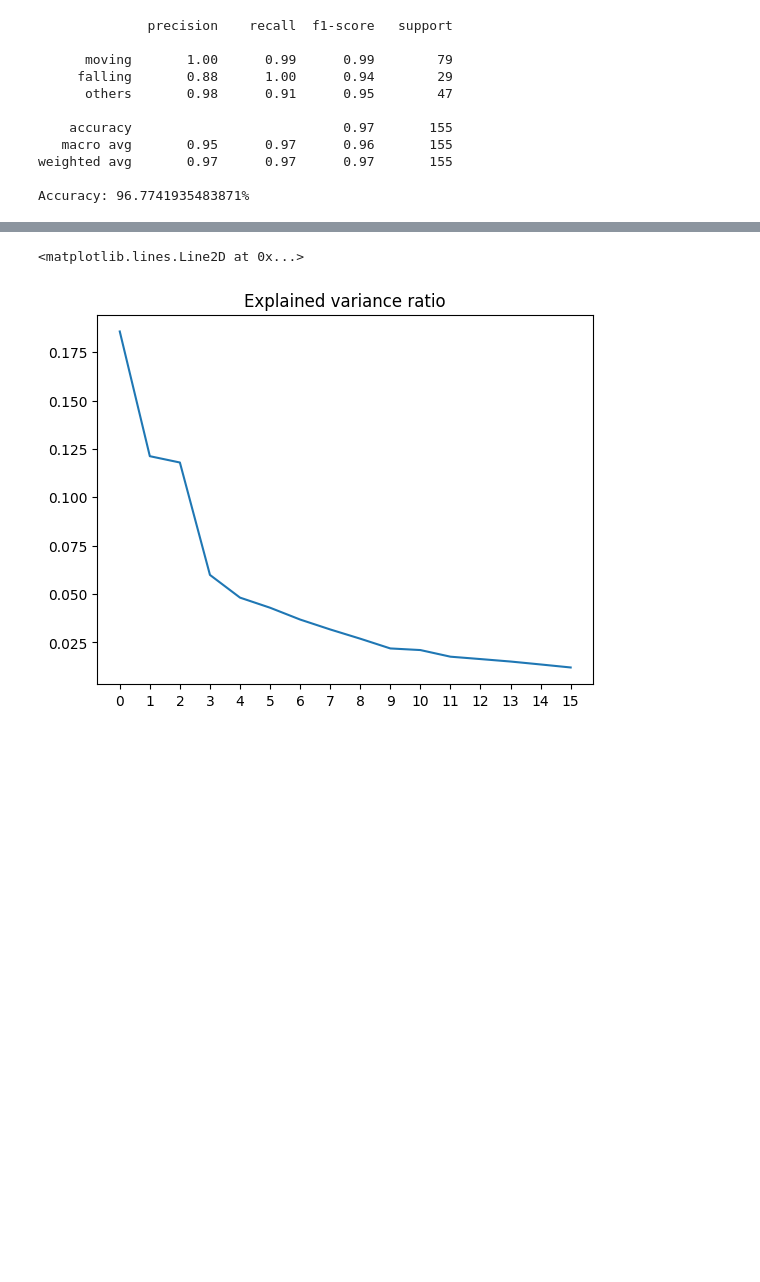
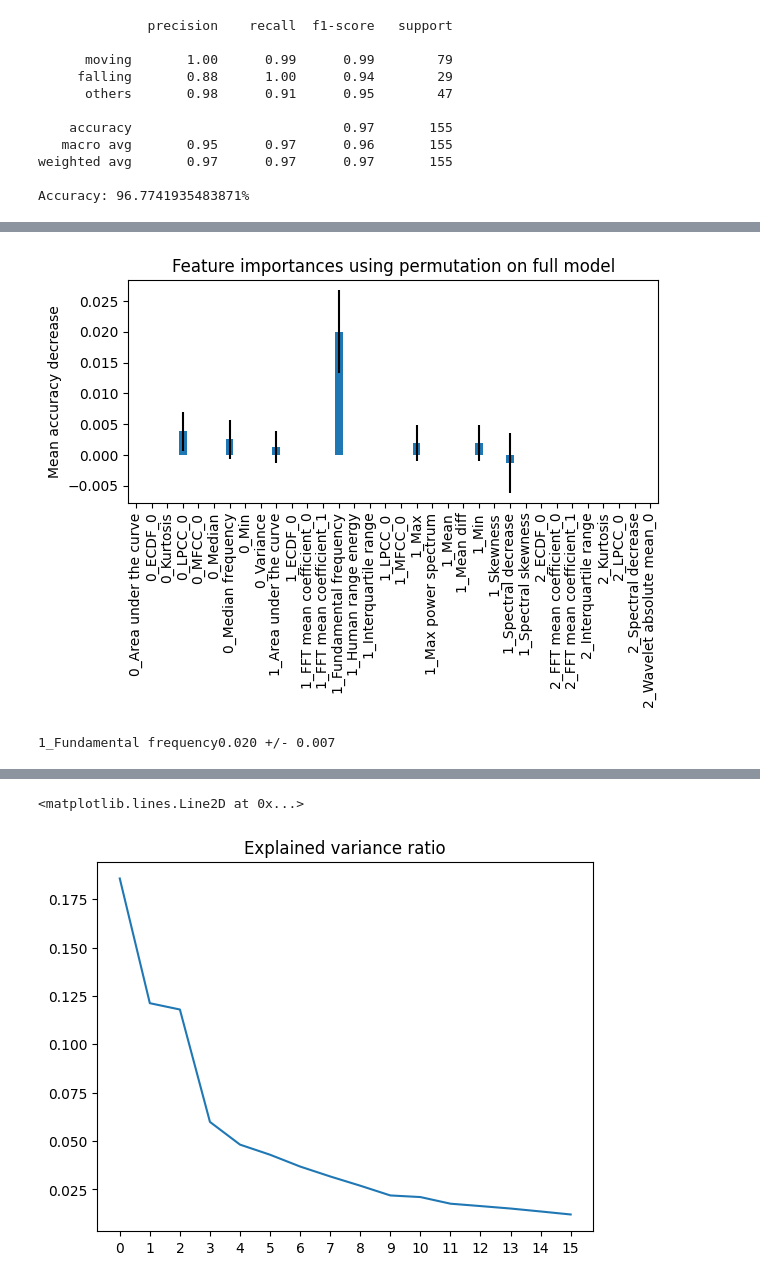
Before and after one commit to SmearyTundra/slhd-challenge, a Jupyter notebook: notebooks/preprocess.ipynb, the cells around one changed output, grey strips where cells are left out. Cells and saved outputs as stored; diff of their text form; code cells hidden in the pictures; blank space fills up the shorter version.

```diff
--- a/notebooks/preprocess.ipynb
+++ b/notebooks/preprocess.ipynb
@@ -247,7 +382,7 @@ activities = ['moving', 'falling', 'others']
 
 
 # Train The Classifier
-classifier.fit(X_train.iloc[:,col_numbers], Y_train.ravel())
+model = classifier.fit(X_train.iloc[:,col_numbers], Y_train.ravel())
 
 # Predict Test Data
 y_predict = classifier.predict(X_test.iloc[:,col_numbers])
@@ -268,3 +403,27 @@ print('Accuracy: ' + str(accuracy) + '%')
 weighted avg       0.97      0.97      0.97       155
 
 Accuracy: 96.7741935483871%
+# %%
+# Permutation importance
+start_time = time.time()
+result = permutation_importance(
+    model, X_test.iloc[:,col_numbers], Y_test, n_repeats=10, random_state=42, n_jobs=2
+)
+elapsed_time = time.time() - start_time
+print(f"Elapsed time to compute the importances: {elapsed_time:.3f} seconds")
+
+forest_importances = pd.Series(result.importances_mean, index = X_train.iloc[:,col_numbers].columns)
+
+fig, ax = plt.subplots()
+forest_importances.plot.bar(yerr=result.importances_std, ax=ax)
+ax.set_title("Feature importances using permutation on full model")
+ax.set_ylabel("Mean accuracy decrease")
+fig.tight_layout()
+plt.show()
+
+for i in result.importances_mean.argsort()[::-1]:
+    if result.importances_mean[i] - 2 * result.importances_std[i] > 0:
+        print(f"{X_train.iloc[:,col_numbers].columns[i]:<8}"
+              f"{result.importances_mean[i]:.3f}"
+              f" +/- {result.importances_std[i]:.3f}")
+# %% [output]
@@ -270,0 +431,2 @@ Accuracy: 96.7741935483871%
+[figure, added]
+1_Fundamental frequency0.020 +/- 0.007
```
Also changed, not shown: parts of 18 cells of this notebook.
